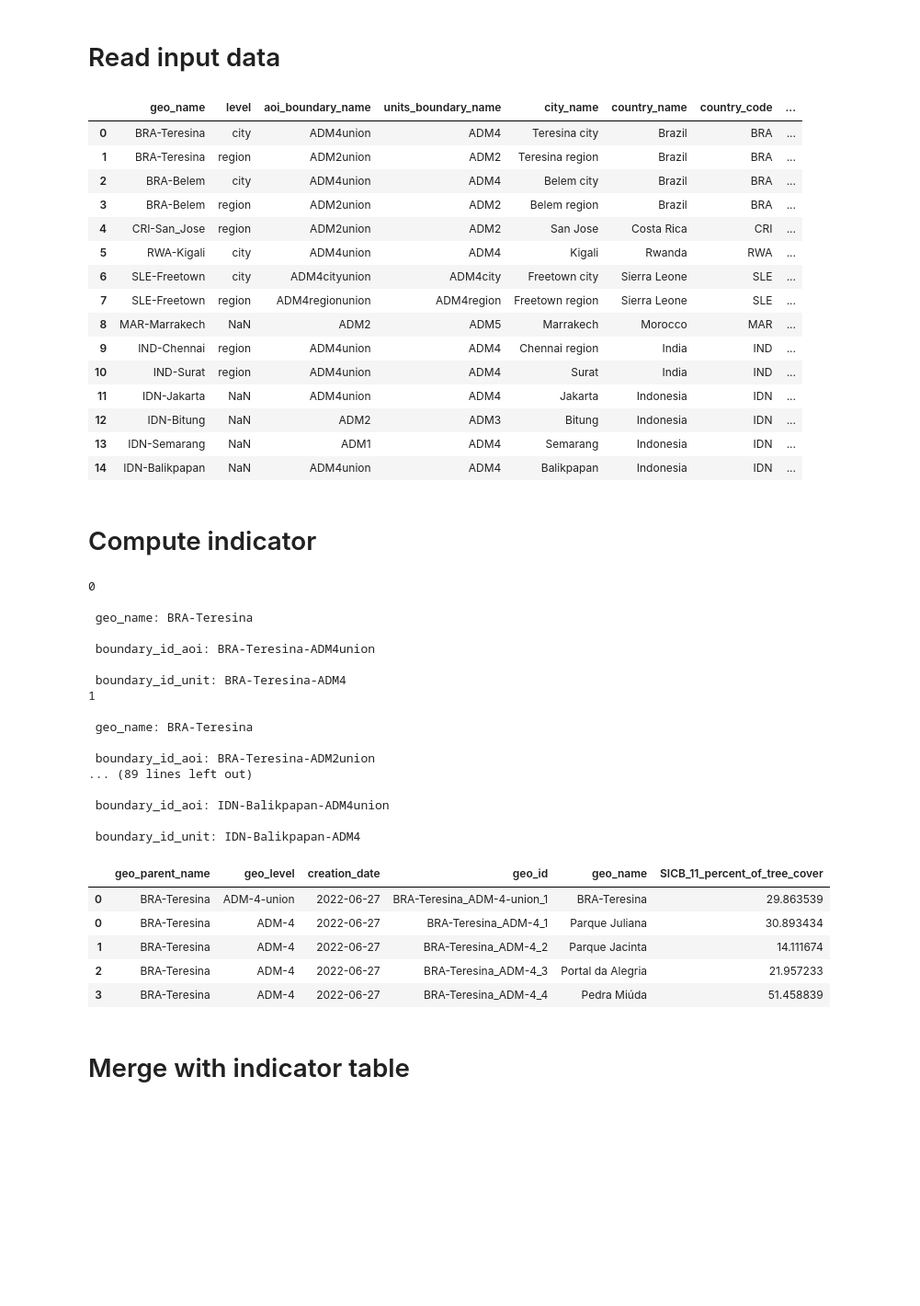
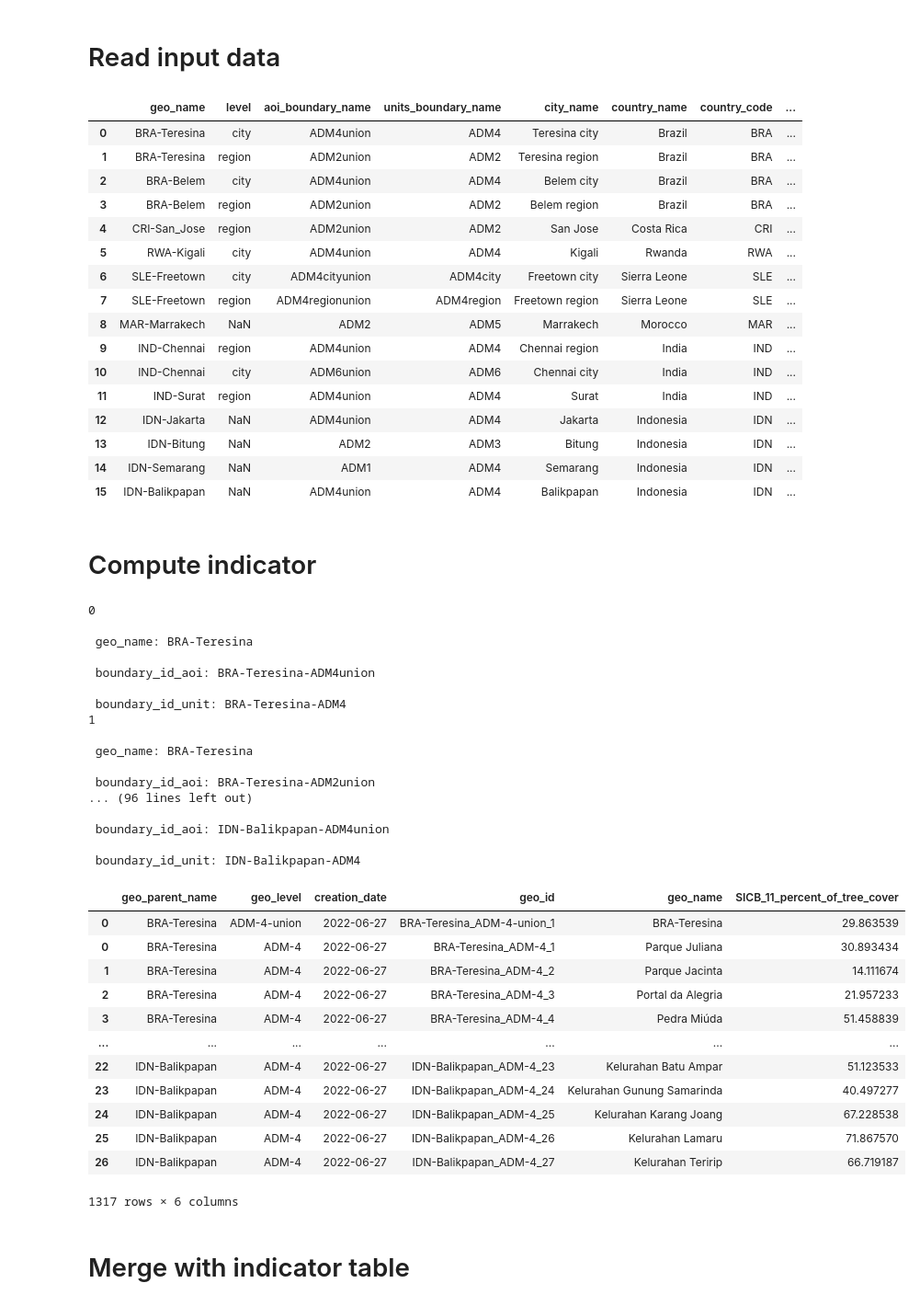
Before and after one commit to wri/cities-urbanshift, a Jupyter notebook: baseline-indicators/biodiversity/notebooks/compute-indicator-SICB-11.ipynb, the cells around one changed output. Shown: that part at 92% size. Saved outputs shown, nothing was run; the diff lists cells and outputs as text; code cells hidden in the pictures; blank space fills up the shorter version.

```diff
--- a/baseline-indicators/biodiversity/notebooks/compute-indicator-SICB-11.ipynb
+++ b/baseline-indicators/biodiversity/notebooks/compute-indicator-SICB-11.ipynb
@@ -47,7 +44,7 @@ boundary_georef = pd.read_csv('https://cities-urbanshift.s3.eu-west-3.amazonaws.
 
 # subset cities with avaialable tml data
 tml_available_cities = ['Teresina city','Teresina region','Belem city','Belem region','San Jose','Kigali',
-                        'Freetown city','Freetown region','Marrakech','Chennai region','Chennai region',
+                        'Freetown city','Freetown region','Marrakech','Chennai region','Chennai city',
                         'Pune','Surat','Jakarta','Bitung','Semarang','Balikpapan','Balikpapan']
 boundary_georef = boundary_georef.loc[boundary_georef['city_name'].isin(tml_available_cities)].reset_index(drop=True)
 boundary_georef
@@ -63,11 +60,12 @@ boundary_georef
 | 7 | SLE-Freetown | region | ADM4regionunion | ADM4region | Freetown region | Sierra Leone | SLE | ... |
 | 8 | MAR-Marrakech | NaN | ADM2 | ADM5 | Marrakech | Morocco | MAR | ... |
 | 9 | IND-Chennai | region | ADM4union | ADM4 | Chennai region | India | IND | ... |
-| 10 | IND-Surat | region | ADM4union | ADM4 | Surat | India | IND | ... |
-| 11 | IDN-Jakarta | NaN | ADM4union | ADM4 | Jakarta | Indonesia | IDN | ... |
-| 12 | IDN-Bitung | NaN | ADM2 | ADM3 | Bitung | Indonesia | IDN | ... |
-| 13 | IDN-Semarang | NaN | ADM1 | ADM4 | Semarang | Indonesia | IDN | ... |
-| 14 | IDN-Balikpapan | NaN | ADM4union | ADM4 | Balikpapan | Indonesia | IDN | ... |
+| 10 | IND-Chennai | city | ADM6union | ADM6 | Chennai city | India | IND | ... |
+| 11 | IND-Surat | region | ADM4union | ADM4 | Surat | India | IND | ... |
+| 12 | IDN-Jakarta | NaN | ADM4union | ADM4 | Jakarta | Indonesia | IDN | ... |
+| 13 | IDN-Bitung | NaN | ADM2 | ADM3 | Bitung | Indonesia | IDN | ... |
+| 14 | IDN-Semarang | NaN | ADM1 | ADM4 | Semarang | Indonesia | IDN | ... |
+| 15 | IDN-Balikpapan | NaN | ADM4union | ADM4 | Balikpapan | Indonesia | IDN | ... |
 # %% [markdown]
 # Compute indicator
 # %%
@@ -135,20 +133,27 @@ for i in range(0, len(boundary_georef)):
  geo_name: BRA-Teresina
 
  boundary_id_aoi: BRA-Teresina-ADM2union
-... (89 lines left out)
+... (96 lines left out)
 
  boundary_id_aoi: IDN-Balikpapan-ADM4union
 
  boundary_id_unit: IDN-Balikpapan-ADM4
 # %%
-cities_indicators_sicb_11.head()
+cities_indicators_sicb_11
 # %% [output]
 |  | geo_parent_name | geo_level | creation_date | geo_id | geo_name | SICB_11_percent_of_tree_cover |
 | 0 | BRA-Teresina | ADM-4-union | 2022-06-27 | BRA-Teresina_ADM-4-union_1 | BRA-Teresina | 29.863539 |
 | 0 | BRA-Teresina | ADM-4 | 2022-06-27 | BRA-Teresina_ADM-4_1 | Parque Juliana | 30.893434 |
 | 1 | BRA-Teresina | ADM-4 | 2022-06-27 | BRA-Teresina_ADM-4_2 | Parque Jacinta | 14.111674 |
 | 2 | BRA-Teresina | ADM-4 | 2022-06-27 | BRA-Teresina_ADM-4_3 | Portal da Alegria | 21.957233 |
 | 3 | BRA-Teresina | ADM-4 | 2022-06-27 | BRA-Teresina_ADM-4_4 | Pedra Miúda | 51.458839 |
+| ... | ... | ... | ... | ... | ... | ... |
+| 22 | IDN-Balikpapan | ADM-4 | 2022-06-27 | IDN-Balikpapan_ADM-4_23 | Kelurahan Batu Ampar | 51.123533 |
+| 23 | IDN-Balikpapan | ADM-4 | 2022-06-27 | IDN-Balikpapan_ADM-4_24 | Kelurahan Gunung Samarinda | 40.497277 |
+| 24 | IDN-Balikpapan | ADM-4 | 2022-06-27 | IDN-Balikpapan_ADM-4_25 | Kelurahan Karang Joang | 67.228538 |
+| 25 | IDN-Balikpapan | ADM-4 | 2022-06-27 | IDN-Balikpapan_ADM-4_26 | Kelurahan Lamaru | 71.867570 |
+| 26 | IDN-Balikpapan | ADM-4 | 2022-06-27 | IDN-Balikpapan_ADM-4_27 | Kelurahan Teririp | 66.719187 |
+1317 rows × 6 columns
 # %% [markdown]
 # Merge with indicator table
 # %%
```
Also changed, not shown: parts of 8 cells of this notebook, 44 other files.
